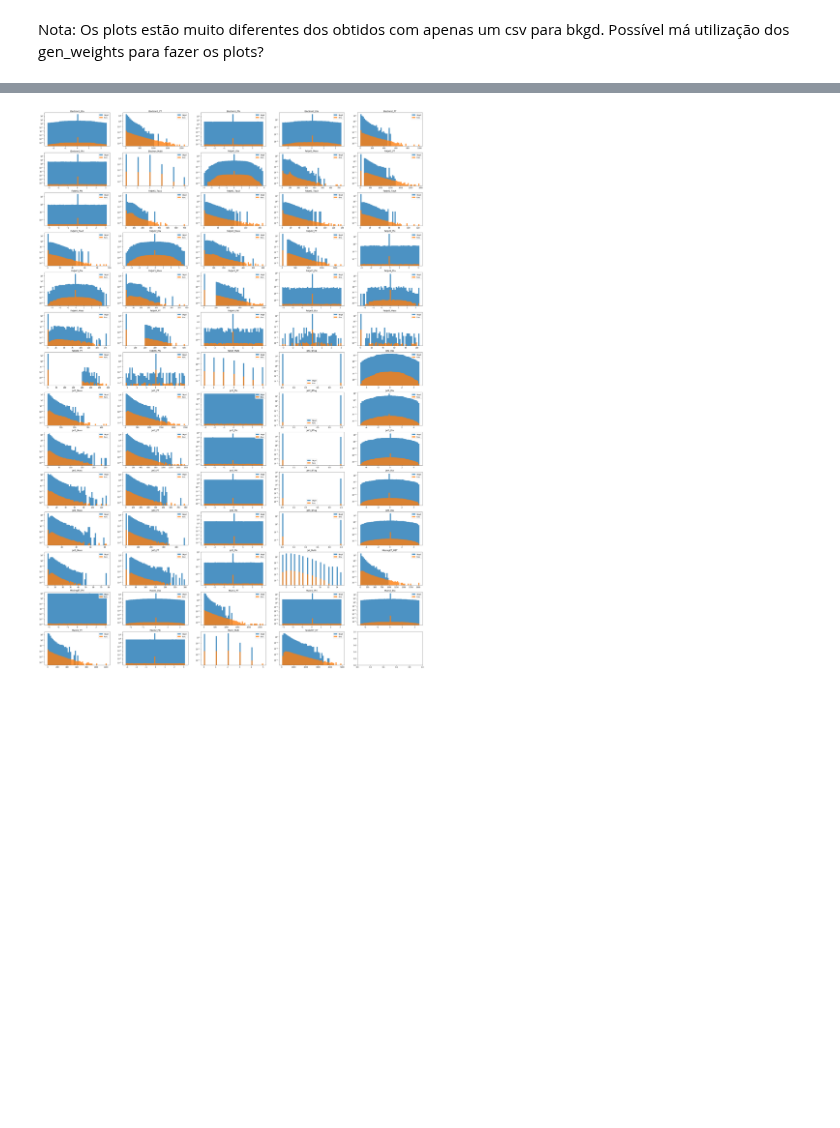
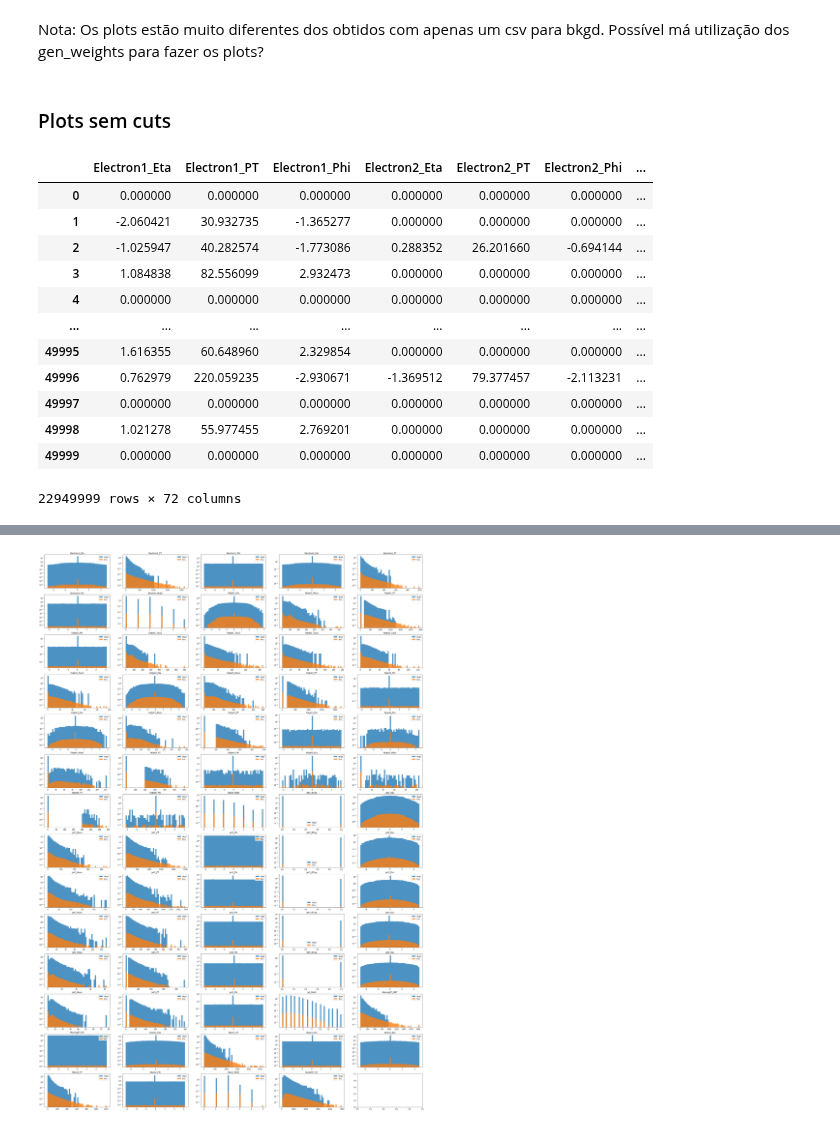
Before and after one commit to GilbertoCunha/LHC-VLQ-Classifier, a Jupyter notebook: Bkgd-Signal-Classifier/DataVisualization.ipynb, the cells around one changed output, grey strips where cells are left out. Saved outputs shown, nothing was run; the diff lists cells and outputs as text; code cells hidden in the pictures; blank space fills up the shorter version.

```diff
--- a/Bkgd-Signal-Classifier/DataVisualization.ipynb
+++ b/Bkgd-Signal-Classifier/DataVisualization.ipynb
@@ -32,7 +32,7 @@ def filter_event(event, btag_cols=[], lepton_cols=[]):
     return (b_tags>0 and leptons>1)
 
 
-def merge_files(path="", form="csv", del_cols=[], btag_cols=[], lepton_cols=[]):
+def merge_files(path="", form="csv", del_cols=[], btag_cols=[], lepton_cols=[], cut=True):
     """
     Coloca todas as samples de uma diretoria num único dataframe
     Filtra os eventos de acordo com uma certa verificação
@@ -44,6 +44,7 @@ def merge_files(path="", form="csv", del_cols=[], btag_cols=[], lepton_cols=[]):
     del_cols -> [string]: lista de colunas a serem eliminadas dos files
     b_tag_cols -> [string]: lista de colunas de b-tag
     leptons_cols -> [string]: lista de colunas com a contagem de leptões
+    cut -> Bool: Booleano referente a querer executar os cuts das samples
 
     return -> pandas dataframe: dataframe resultante da concatenação e alteração dos files
     """
@@ -60,10 +61,11 @@ def merge_files(path="", form="csv", del_cols=[], btag_cols=[], lepton_cols=[]):
         df.sort_index(axis=1, inplace=True)
 
         # Filtrar os eventos da sample
-        drop_list = [i for i in range(len(df)) if not filter_event(df.loc[i], btag_cols, lepton_cols)]
-        tqdm.write(f"File: {file} | Original Size: {len(df)} | Drop_Ratio: {len(drop_list)/len(df):.3f}")
-        total_drop, total_len = total_drop + len(drop_list), total_len + len(df)
-        df.drop(drop_list, inplace=True)
+        if cut:
+            drop_list = [i for i in range(len(df)) if not filter_event(df.loc[i], btag_cols, lepton_cols)]
+            tqdm.write(f"File: {file} | Original Size: {len(df)} | Drop_Ratio: {len(drop_list)/len(df):.3f}")
+            total_drop, total_len = total_drop + len(drop_list), total_len + len(df)
+            df.drop(drop_list, inplace=True)
 
         # Calcular gen_weights
         df["gen_xsec"] = df["gen_xsec"].mean()/df.shape[0]
@@ -75,7 +77,7 @@ def merge_files(path="", form="csv", del_cols=[], btag_cols=[], lepton_cols=[]):
         bkgd_data.append(df)
 
     # Concatenar a lista de samples
-    print(f"Total Drop Ratio: {total_drop/total_len:.3f}")
+    if cut: print(f"Total Drop Ratio: {total_drop/total_len:.3f}")
     if len(bkgd_data) > 1: bkgd_data = pd.concat(bkgd_data)
     else: bkgd_data = bkgd_data[0]
 
@@ -145,3 +147,5 @@ print([col for col in fcnc_data if "Tau" in col])
 ## Plots
 # %% [markdown]
 Nota: Os plots estão muito diferentes dos obtidos com apenas um csv para bkgd. Possível má utilização dos gen_weights para fazer os plots?
+# %% [markdown]
+### Plots sem cuts
@@ -147,0 +156,18 @@ Nota: Os plots estão muito diferentes dos obtidos com apenas um csv para bkgd.
+# %%
+# Criar dataframe de background
+bkgd_data = merge_files(data_path, "csv", del_cols, cut=False)
+bkgd_data
+# %% [output]
+|  | Electron1_Eta | Electron1_PT | Electron1_Phi | Electron2_Eta | Electron2_PT | Electron2_Phi | ... |
+| 0 | 0.000000 | 0.000000 | 0.000000 | 0.000000 | 0.000000 | 0.000000 | ... |
+| 1 | -2.060421 | 30.932735 | -1.365277 | 0.000000 | 0.000000 | 0.000000 | ... |
+| 2 | -1.025947 | 40.282574 | -1.773086 | 0.288352 | 26.201660 | -0.694144 | ... |
+| 3 | 1.084838 | 82.556099 | 2.932473 | 0.000000 | 0.000000 | 0.000000 | ... |
+| 4 | 0.000000 | 0.000000 | 0.000000 | 0.000000 | 0.000000 | 0.000000 | ... |
+| ... | ... | ... | ... | ... | ... | ... | ... |
+| 49995 | 1.616355 | 60.648960 | 2.329854 | 0.000000 | 0.000000 | 0.000000 | ... |
+| 49996 | 0.762979 | 220.059235 | -2.930671 | -1.369512 | 79.377457 | -2.113231 | ... |
+| 49997 | 0.000000 | 0.000000 | 0.000000 | 0.000000 | 0.000000 | 0.000000 | ... |
+| 49998 | 1.021278 | 55.977455 | 2.769201 | 0.000000 | 0.000000 | 0.000000 | ... |
+| 49999 | 0.000000 | 0.000000 | 0.000000 | 0.000000 | 0.000000 | 0.000000 | ... |
+22949999 rows × 72 columns
```
Also changed, not shown: parts of 4 cells of this notebook.
